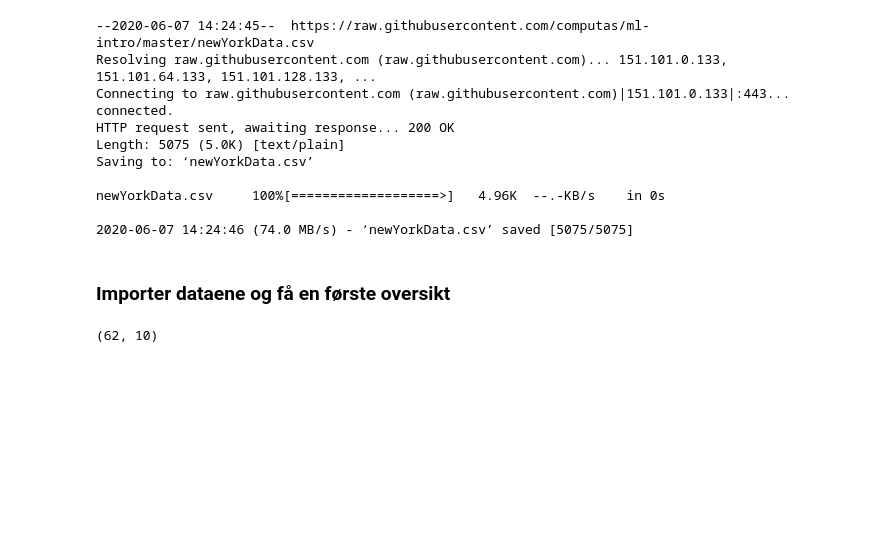
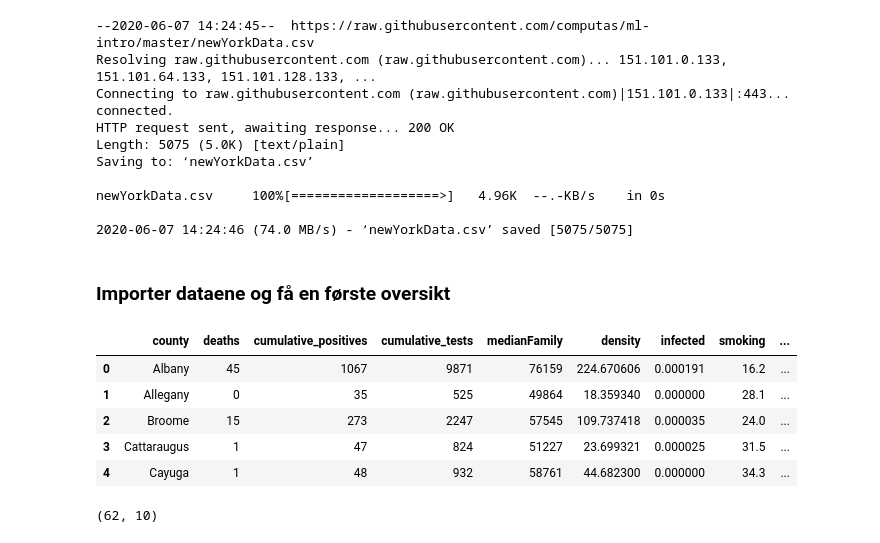
Before and after one commit to computas/ml-intro, a Jupyter notebook: OppgaveDS.ipynb, the cells around one changed output. Saved outputs shown, nothing was run; the diff lists cells and outputs as text; code cells hidden in the pictures; blank space fills up the shorter version.

```diff
--- a/OppgaveDS.ipynb
+++ b/OppgaveDS.ipynb
@@ -87,7 +118,13 @@ newYorkData.csv     100%[===================>]   4.96K  --.-KB/s    in 0s
 # %%
 data = pd.read_csv("newYorkData.csv")
 data.head()
-data["deaths"] = data["deaths"]
+# %% [output]
+|  | county | deaths | cumulative_positives | cumulative_tests | medianFamily | density | infected | smoking | ... |
+| 0 | Albany | 45 | 1067 | 9871 | 76159 | 224.670606 | 0.000191 | 16.2 | ... |
+| 1 | Allegany | 0 | 35 | 525 | 49864 | 18.359340 | 0.000000 | 28.1 | ... |
+| 2 | Broome | 15 | 273 | 2247 | 57545 | 109.737418 | 0.000035 | 24.0 | ... |
+| 3 | Cattaraugus | 1 | 47 | 824 | 51227 | 23.699321 | 0.000025 | 31.5 | ... |
+| 4 | Cayuga | 1 | 48 | 932 | 58761 | 44.682300 | 0.000000 | 34.3 | ... |
 # %%
 data.shape
 # %% [output]
```
Also changed, not shown: parts of 24 cells of this notebook.
